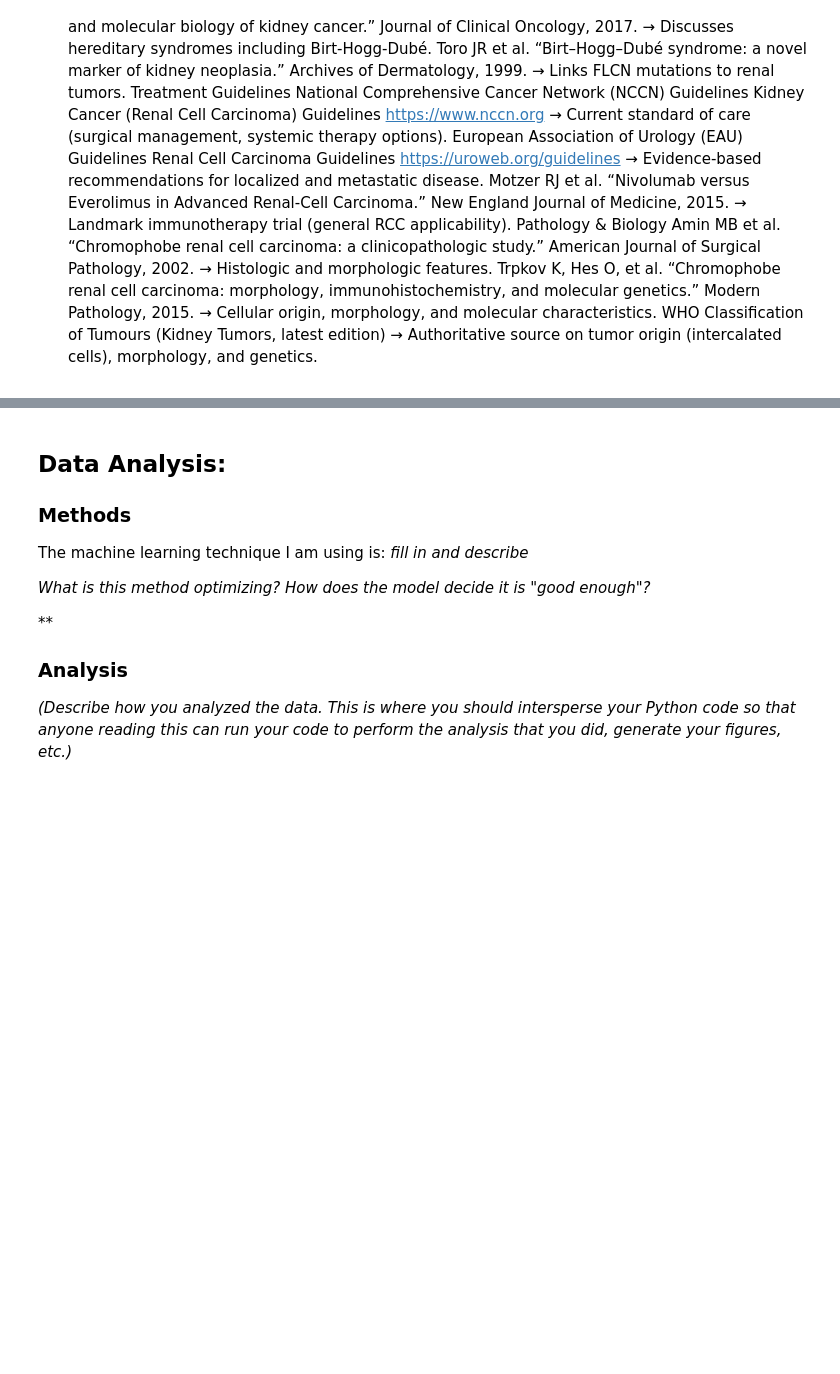
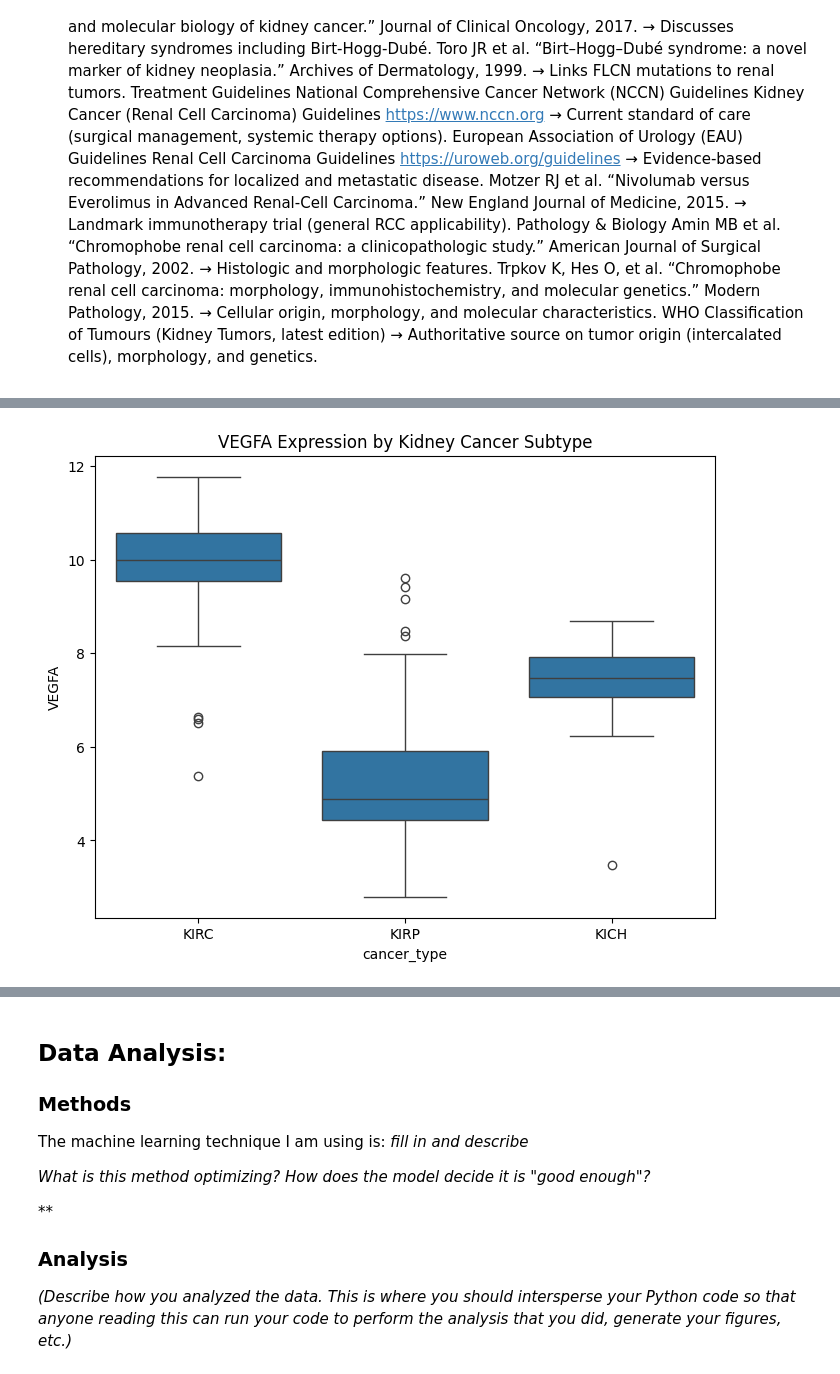
Before and after one commit to smgroves/Module-4-Cancer, a Jupyter notebook: code/Module 4 Template.ipynb, the cells around one changed output, grey strips where cells are left out. Cells and saved outputs as stored; diff of their text form; code cells hidden in the pictures; blank space fills up the shorter version.

Commit message:
did data-set section

```diff
--- a/code/Module 4 Template.ipynb
+++ b/code/Module 4 Template.ipynb
@@ -100,0 +150,11 @@ WHO Classification of Tumours (Kidney Tumors, latest edition)
+# %%
+# Subset data for kidney cancer types
+kidney_types = ['KICH', 'KIRC', 'KIRP'] # load the types of cancer we want to study
+kidney_samples = metadata_df[metadata_df['cancer_type'].isin(kidney_types)].index
+kidney_data = data[kidney_samples]
+kidney_metadata = metadata_df.loc[kidney_samples]
+
+print("Kidney data shape:", kidney_data.shape)
+print("Kidney metadata shape:", kidney_metadata.shape)
+print("Cancer type counts:")
+print(kidney_metadata['cancer_type'].value_counts())
@@ -100,0 +170,23 @@ WHO Classification of Tumours (Kidney Tumors, latest edition)
+# %%
+# Check for angiogenesis genes
+angiogenesis_genes = ['VEGFA', 'FGF2', 'ANGPT2', 'HIF1A', 'TNF']
+available_genes = [gene for gene in angiogenesis_genes if gene in kidney_data.index]
+missing_genes = [gene for gene in angiogenesis_genes if gene not in kidney_data.index]
+
+print("Available genes:", available_genes)
+print("Missing genes:", missing_genes)
+
+# If missing, try alternatives
+if 'TNF' not in kidney_data.index:
+    if 'TNFA' in kidney_data.index:
+        available_genes.append('TNFA')
+        print("Using TNFA instead of TNF")
+    elif 'TNF' in [g.upper() for g in kidney_data.index]:
+        # find exact
+        exact = [g for g in kidney_data.index if g.upper() == 'TNF'][0]
+        available_genes.append(exact)
+        print(f"Using {exact} for TNF")
+
+angiogenesis_data = kidney_data.loc[available_genes]
+print("Angiogenesis data shape:", angiogenesis_data.shape)
+print(angiogenesis_data.head())
@@ -100,0 +239,4 @@ WHO Classification of Tumours (Kidney Tumors, latest edition)
+# %%
+# Merge expression data with metadata for plotting
+angiogenesis_merged = angiogenesis_data.T.merge(kidney_metadata[['cancer_type']], left_index=True, right_index=True)
+print(angiogenesis_merged.head())
@@ -100,0 +257,8 @@ WHO Classification of Tumours (Kidney Tumors, latest edition)
+# %%
+# Boxplot of VEGFA expression by cancer type
+plt.figure(figsize=(8,6))
+sns.boxplot(data=angiogenesis_merged, x="cancer_type", y='VEGFA')
+plt.title("VEGFA Expression by Kidney Cancer Subtype")
+plt.show()
+# %% [output]
+[figure, added]
```
Also changed, not shown: parts of 7 cells of this notebook.
